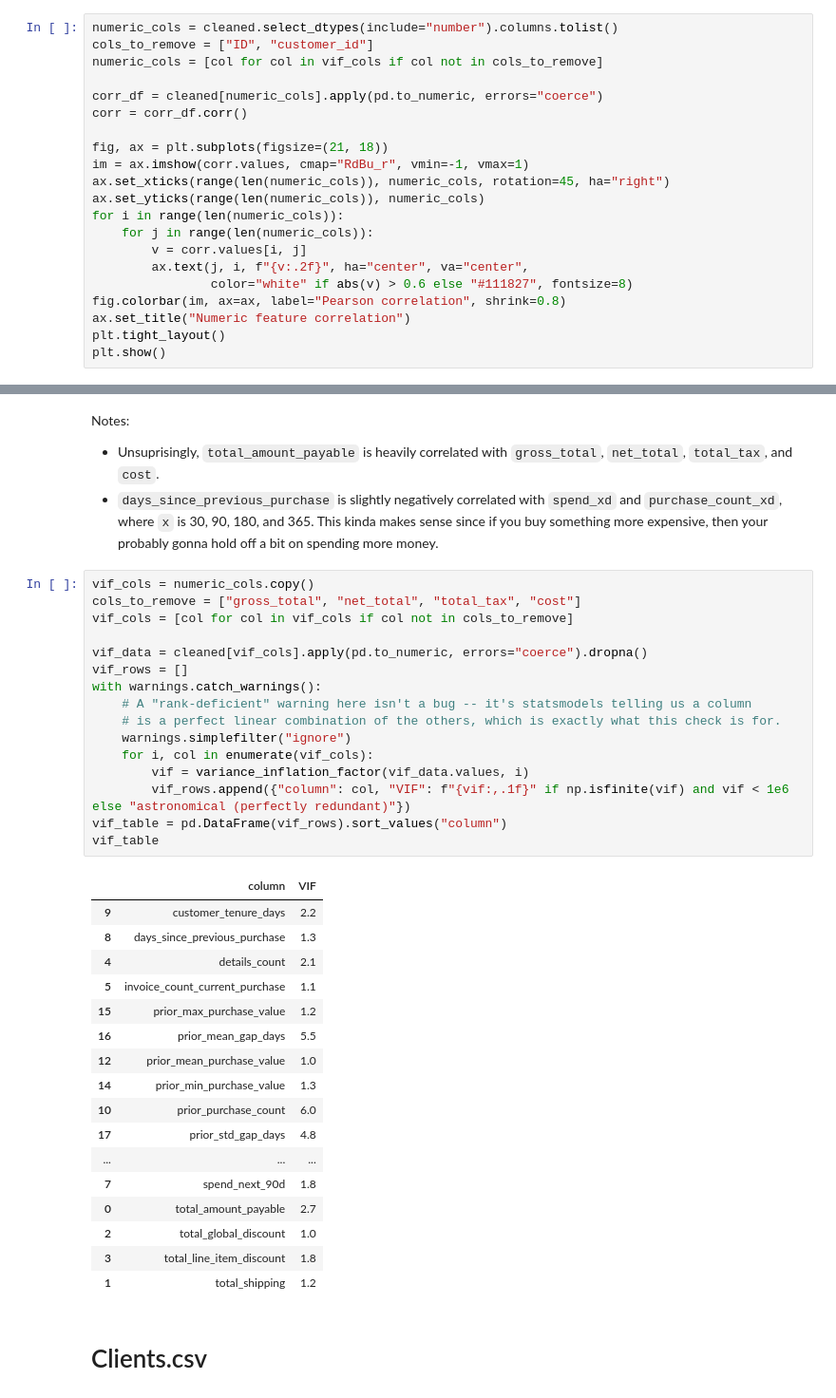
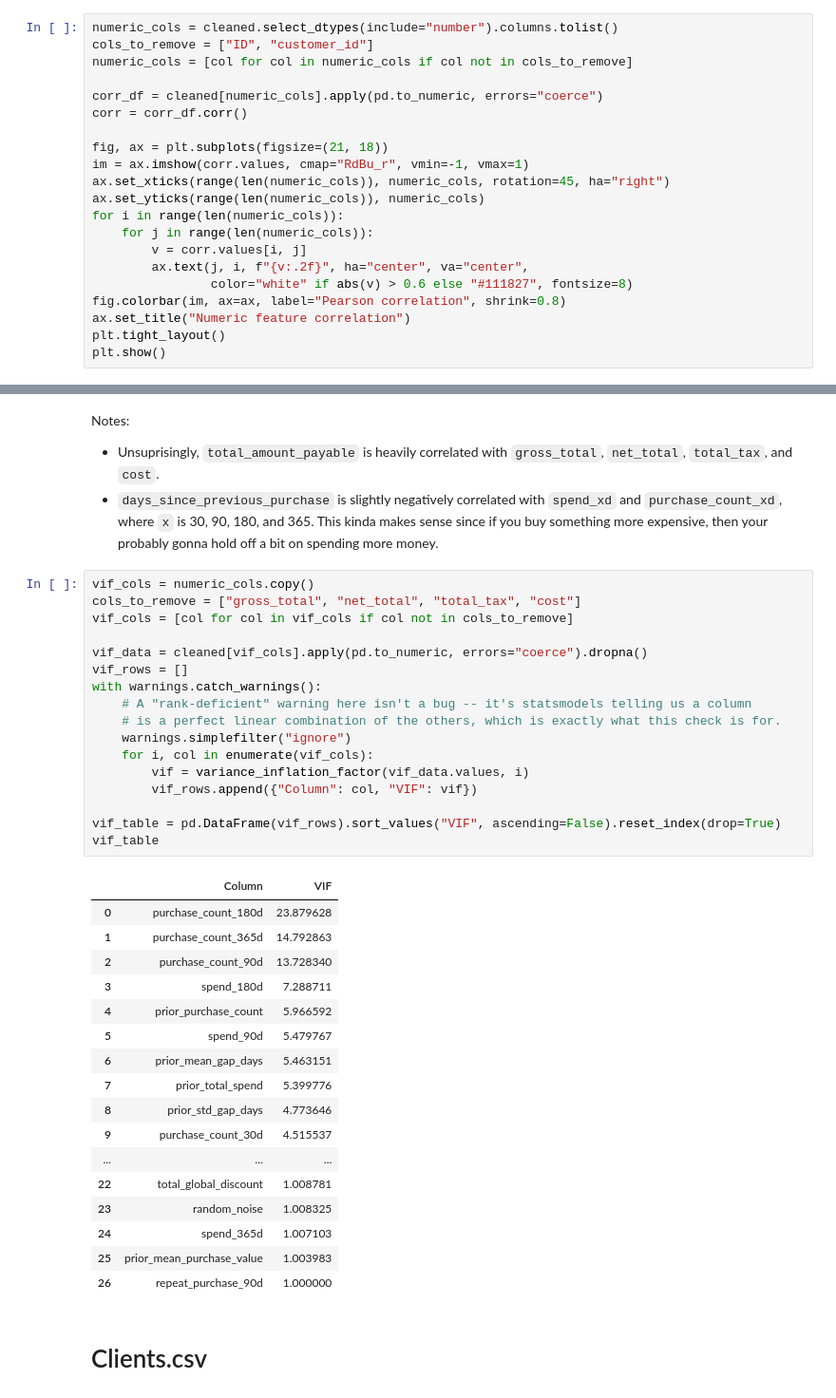
Before and after one commit to LouisSilva/ETAI-Group8-Project, a Jupyter notebook: notebooks/LouisEDAStuff.ipynb, the cells around one changed output, grey strips where cells are left out. Shown at 95% size. Saved outputs shown, nothing was run; the diff lists cells and outputs as text.

```diff
--- a/notebooks/LouisEDAStuff.ipynb
+++ b/notebooks/LouisEDAStuff.ipynb
@@ -98,7 +104,7 @@ cleaned.describe(percentiles=[0.25, 0.5, 0.75, 0.9, 0.95, 0.99])
 # %%
 numeric_cols = cleaned.select_dtypes(include="number").columns.tolist()
 cols_to_remove = ["ID", "customer_id"]
-numeric_cols = [col for col in vif_cols if col not in cols_to_remove]
+numeric_cols = [col for col in numeric_cols if col not in cols_to_remove]
 
 corr_df = cleaned[numeric_cols].apply(pd.to_numeric, errors="coerce")
 corr = corr_df.corr()
@@ -126,37 +132,38 @@ Notes:
 # %%
 vif_cols = numeric_cols.copy()
 cols_to_remove = ["gross_total", "net_total", "total_tax", "cost"]
 vif_cols = [col for col in vif_cols if col not in cols_to_remove]
 
 vif_data = cleaned[vif_cols].apply(pd.to_numeric, errors="coerce").dropna()
 vif_rows = []
 with warnings.catch_warnings():
     # A "rank-deficient" warning here isn't a bug -- it's statsmodels telling us a column
     # is a perfect linear combination of the others, which is exactly what this check is for.
     warnings.simplefilter("ignore")
     for i, col in enumerate(vif_cols):
         vif = variance_inflation_factor(vif_data.values, i)
-        vif_rows.append({"column": col, "VIF": f"{vif:,.1f}" if np.isfinite(vif) and vif < 1e6 else "astronomical (perfectly redundant)"})
-vif_table = pd.DataFrame(vif_rows).sort_values("column")
+        vif_rows.append({"Column": col, "VIF": vif})
+
+vif_table = pd.DataFrame(vif_rows).sort_values("VIF", ascending=False).reset_index(drop=True)
 vif_table
 # %% [output]
-|  | column | VIF |
-| 9 | customer_tenure_days | 2.2 |
-| 8 | days_since_previous_purchase | 1.3 |
-| 4 | details_count | 2.1 |
-| 5 | invoice_count_current_purchase | 1.1 |
-| 15 | prior_max_purchase_value | 1.2 |
-| 16 | prior_mean_gap_days | 5.5 |
-| 12 | prior_mean_purchase_value | 1.0 |
-| 14 | prior_min_purchase_value | 1.3 |
-| 10 | prior_purchase_count | 6.0 |
-| 17 | prior_std_gap_days | 4.8 |
+|  | Column | VIF |
+| 0 | purchase_count_180d | 23.879628 |
+| 1 | purchase_count_365d | 14.792863 |
+| 2 | purchase_count_90d | 13.728340 |
+| 3 | spend_180d | 7.288711 |
+| 4 | prior_purchase_count | 5.966592 |
+| 5 | spend_90d | 5.479767 |
+| 6 | prior_mean_gap_days | 5.463151 |
+| 7 | prior_total_spend | 5.399776 |
+| 8 | prior_std_gap_days | 4.773646 |
+| 9 | purchase_count_30d | 4.515537 |
 | ... | ... | ... |
-| 7 | spend_next_90d | 1.8 |
-| 0 | total_amount_payable | 2.7 |
-| 2 | total_global_discount | 1.0 |
-| 3 | total_line_item_discount | 1.8 |
-| 1 | total_shipping | 1.2 |
+| 22 | total_global_discount | 1.008781 |
+| 23 | random_noise | 1.008325 |
+| 24 | spend_365d | 1.007103 |
+| 25 | prior_mean_purchase_value | 1.003983 |
+| 26 | repeat_purchase_90d | 1.000000 |
 # %% [markdown]
 # Clients.csv
 # %%
```
Also changed, not shown: parts of 8 cells of this notebook, 7 other files.
